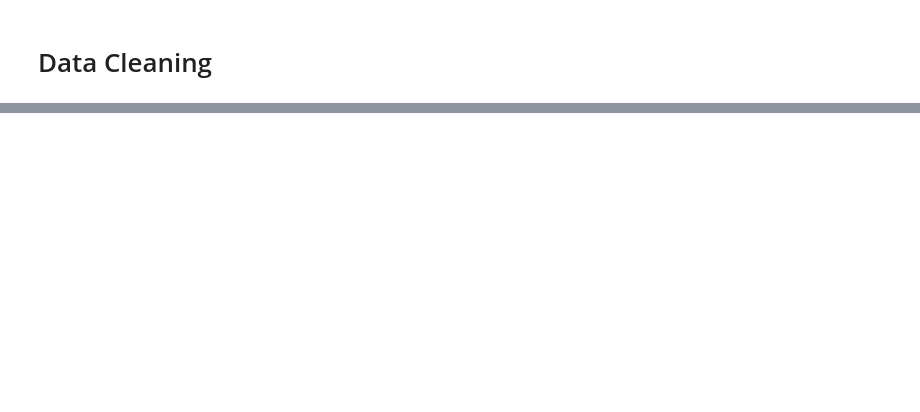
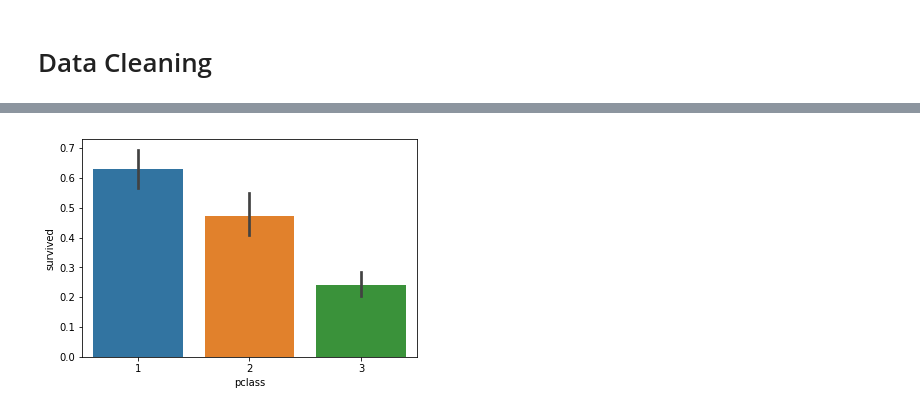
Before and after one commit to braddillon/jupyter_pandas_intro, a Jupyter notebook: JupyterPandas Intro1.ipynb, the cells around one changed output, grey strips where cells are left out. Drawn from its saved outputs; the diff is of its cells as text; code cells hidden in the pictures; blank space fills up the shorter version.

```diff
--- a/JupyterPandas Intro1.ipynb
+++ b/JupyterPandas Intro1.ipynb
@@ -227,0 +338,5 @@ Python/Pandas is preferable to a serious data person for 4 major reasons:<br />
+# %%
+sns.barplot(x='pclass', y='survived', data=df2)
+plt.show()
+# %% [output]
+[figure, added]
```
Also changed, not shown: parts of 31 cells of this notebook, 1 other file.
